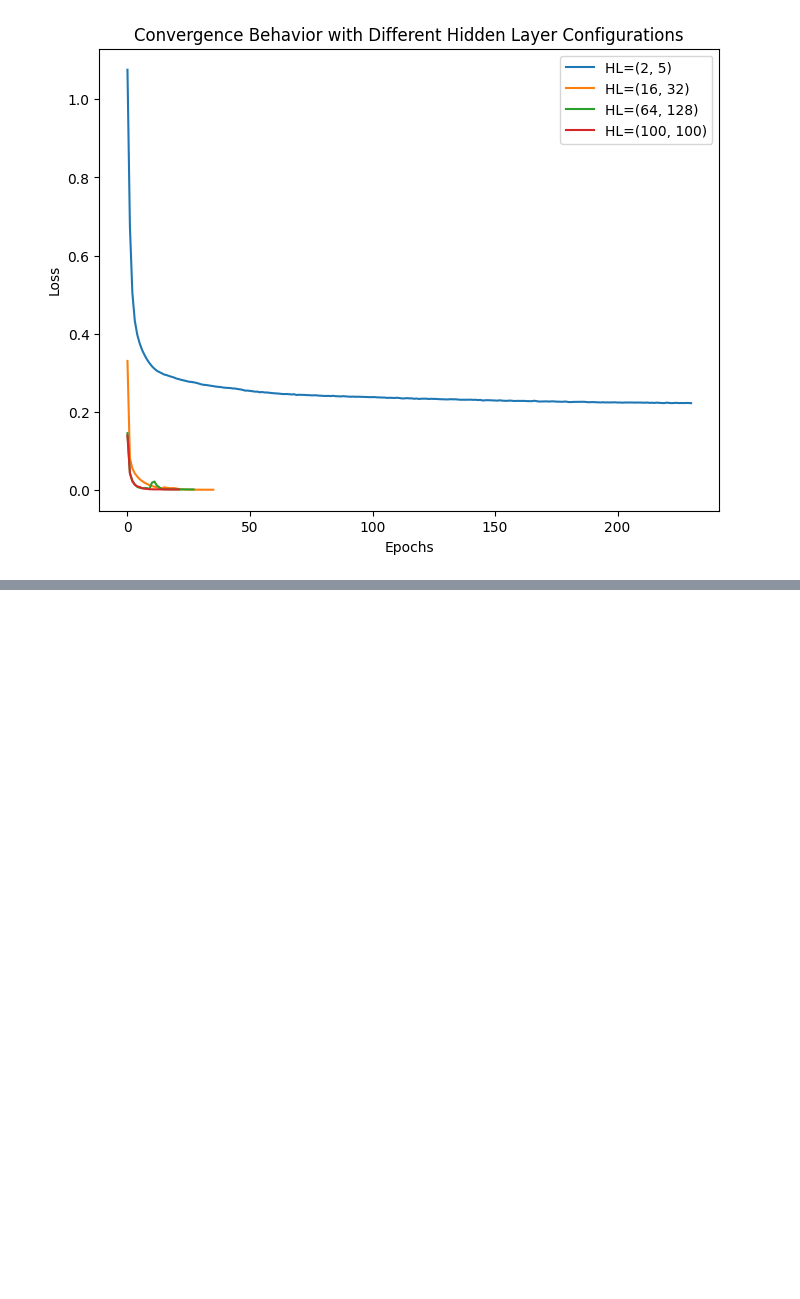
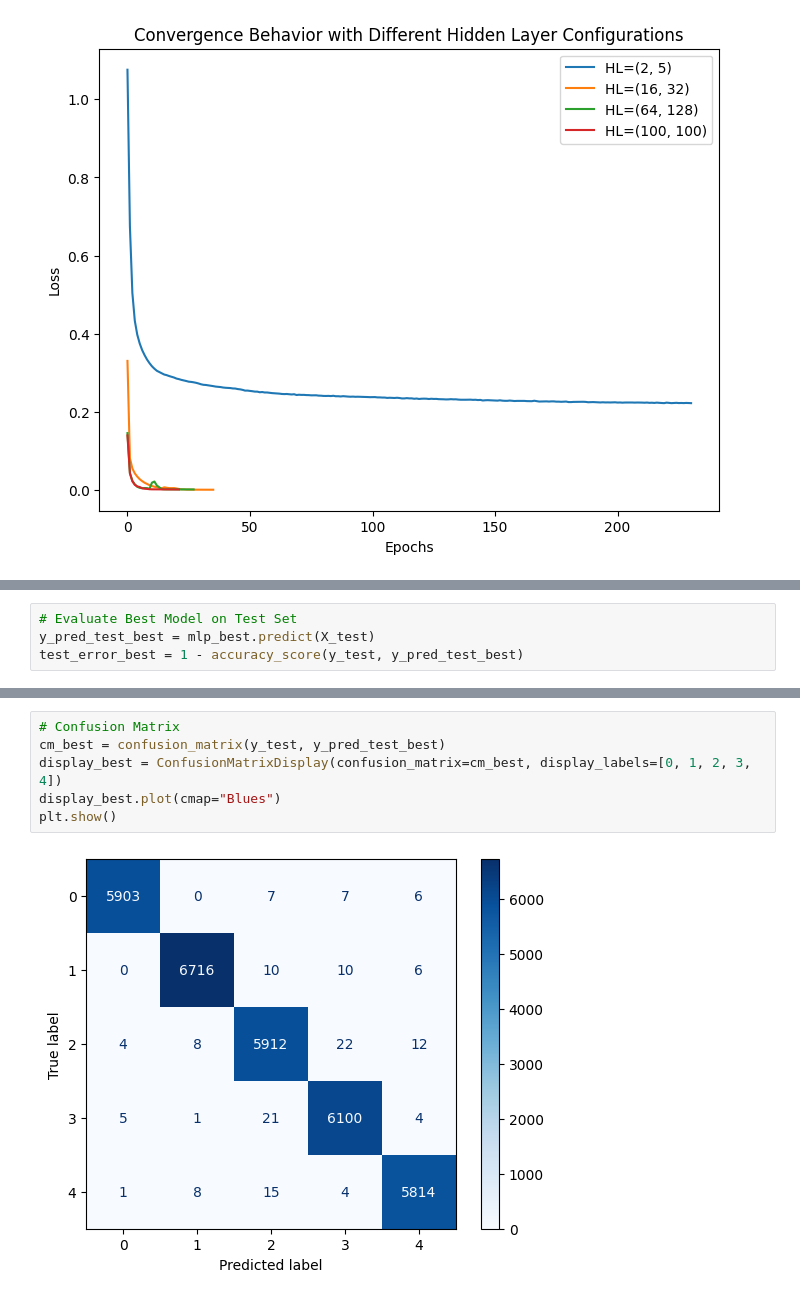
Before and after one commit to krish401/Machine-Learning-CP322, a Jupyter notebook: Assignments/Assignment_3/ANN_Digit_Classifier.ipynb, the cells around one changed output, grey strips where cells are left out. Drawn from its saved outputs; the diff is of its cells as text; blank space fills up the shorter version.

```diff
--- a/Assignments/Assignment_3/ANN_Digit_Classifier.ipynb
+++ b/Assignments/Assignment_3/ANN_Digit_Classifier.ipynb
@@ -238,0 +257,4 @@ plt.show()
+# %%
+# Evaluate Best Model on Test Set
+y_pred_test_best = mlp_best.predict(X_test)
+test_error_best = 1 - accuracy_score(y_test, y_pred_test_best)
@@ -238,0 +272,8 @@ plt.show()
+# %%
+# Confusion Matrix
+cm_best = confusion_matrix(y_test, y_pred_test_best)
+display_best = ConfusionMatrixDisplay(confusion_matrix=cm_best, display_labels=[0, 1, 2, 3, 4])
+display_best.plot(cmap="Blues")
+plt.show()
+# %% [output]
+[figure, added]
```
Also changed, not shown: parts of 2 cells of this notebook.
